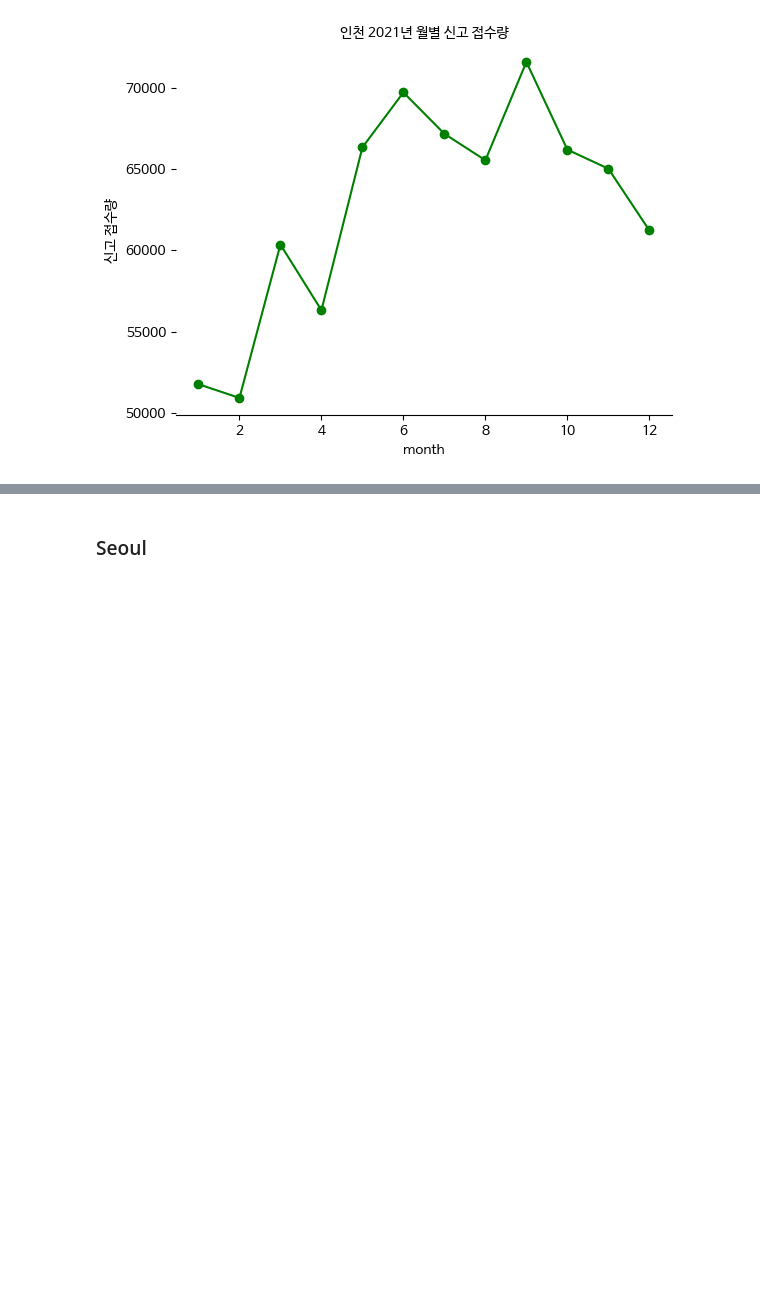
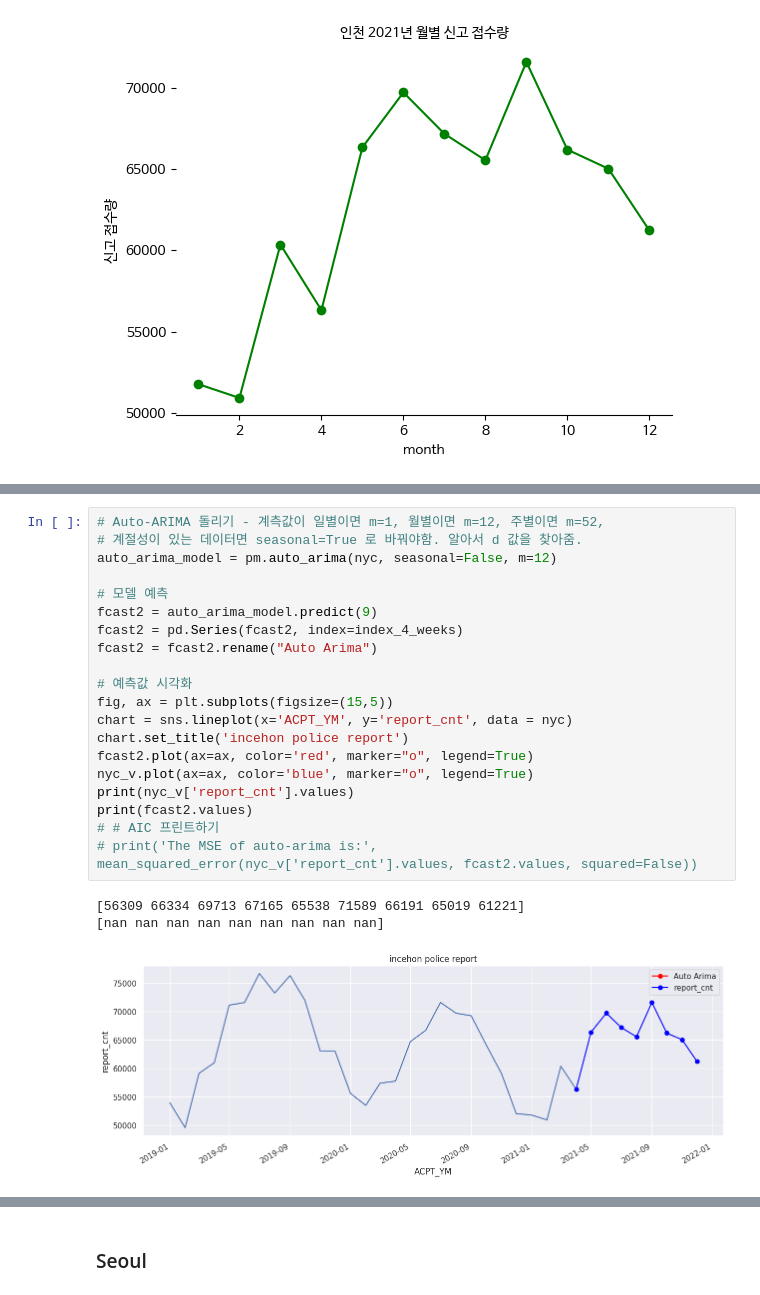
Before and after one commit to geun-hyoung/python-exploratory-data-analysis-police-data, a Jupyter notebook: Data_Clenaing&EDA.ipynb, the cells around one changed output, grey strips where cells are left out. Saved outputs shown, nothing was run; the diff lists cells and outputs as text; blank space fills up the shorter version.

```diff
--- a/Data_Clenaing&EDA.ipynb
+++ b/Data_Clenaing&EDA.ipynb
@@ -472,0 +683,24 @@ for j in range(3):
+# %%
+# Auto-ARIMA 돌리기 - 계측값이 일별이면 m=1, 월별이면 m=12, 주별이면 m=52,
+# 계절성이 있는 데이터면 seasonal=True 로 바꿔야함. 알아서 d 값을 찾아줌.
+auto_arima_model = pm.auto_arima(nyc, seasonal=False, m=12)
+
+# 모델 예측
+fcast2 = auto_arima_model.predict(9)
+fcast2 = pd.Series(fcast2, index=index_4_weeks)
+fcast2 = fcast2.rename("Auto Arima")
+
+# 예측값 시각화
+fig, ax = plt.subplots(figsize=(15,5))
+chart = sns.lineplot(x='ACPT_YM', y='report_cnt', data = nyc)
+chart.set_title('incehon police report')
+fcast2.plot(ax=ax, color='red', marker="o", legend=True)
+nyc_v.plot(ax=ax, color='blue', marker="o", legend=True)
+print(nyc_v['report_cnt'].values)
+print(fcast2.values)
+# # AIC 프린트하기
+# print('The MSE of auto-arima is:', mean_squared_error(nyc_v['report_cnt'].values, fcast2.values, squared=False))
+# %% [output]
+[56309 66334 69713 67165 65538 71589 66191 65019 61221]
+[nan nan nan nan nan nan nan nan nan]
+[figure, added]
```
Also changed, not shown: parts of 21 cells of this notebook.
